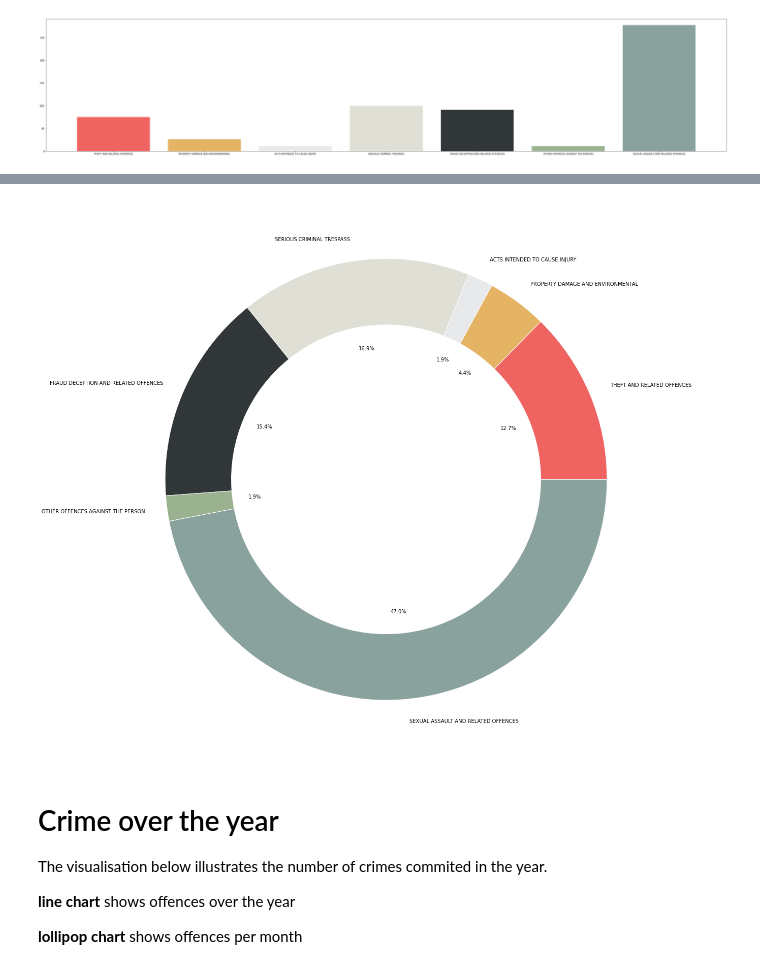
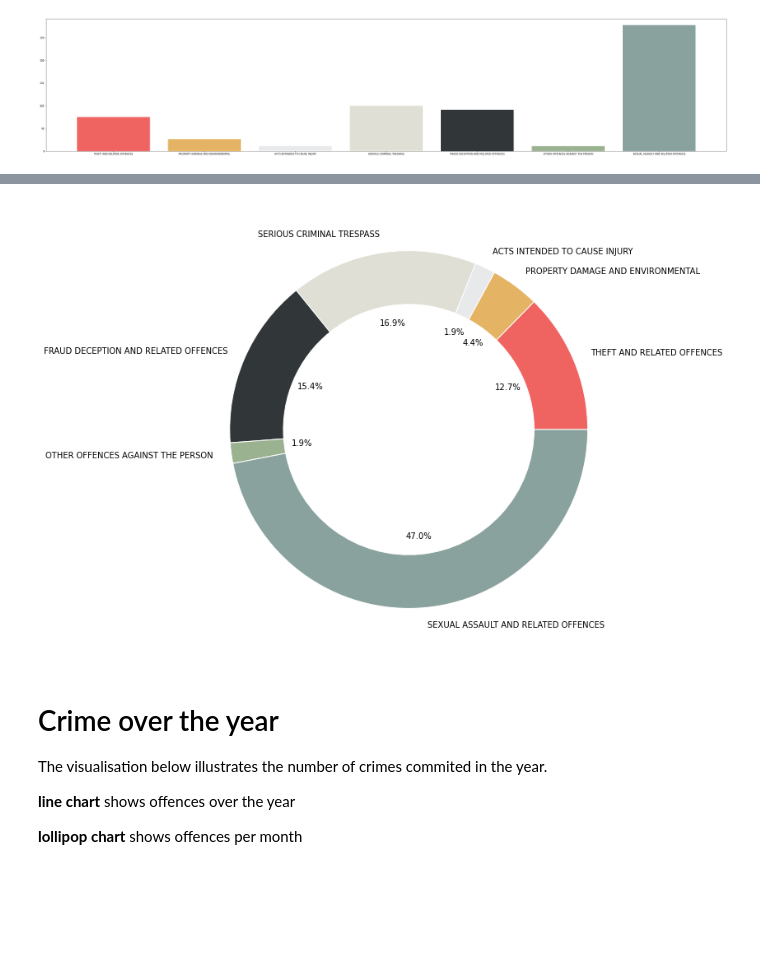
Before and after one commit to MunyaradziMagura/SA-Crime, a Jupyter notebook: SA_crime.ipynb, the cells around one changed output, grey strips where cells are left out. Saved outputs shown, nothing was run; the diff lists cells and outputs as text; code cells hidden in the pictures; blank space fills up the shorter version.

```diff
--- a/SA_crime.ipynb
+++ b/SA_crime.ipynb
@@ -211,7 +211,7 @@ plt.show()
 [figure]
 # %%
 # update figure size
-plt.rcParams['figure.figsize'] = (50,20)
+plt.rcParams['figure.figsize'] = (20,10)
 # plot crime in bar chart
 my_explode = (0, 0.1, 0)
 plt.pie(crimeOffenceCount, labels=crimeDescription, colors=colour, startangle=15, shadow = True)
@@ -222,10 +222,11 @@ plt.show()
 # %%
 fig, ax = plt.subplots()
+plt.rcParams['figure.figsize'] = (20,10)
 ax.pie(crimeOffenceCount,labels=crimeDescription, radius=1, autopct='%1.1f%%', colors=colour,
        wedgeprops=dict(width=0.3, edgecolor='w'))
 plt.show()
 # %% [output]
-[figure, old version]
+[figure, new version]
 # %% [markdown]
 # Crime over the year
 The visualisation below illustrates the number of crimes commited in the year.
```
Also changed, not shown: parts of 3 cells of this notebook.
